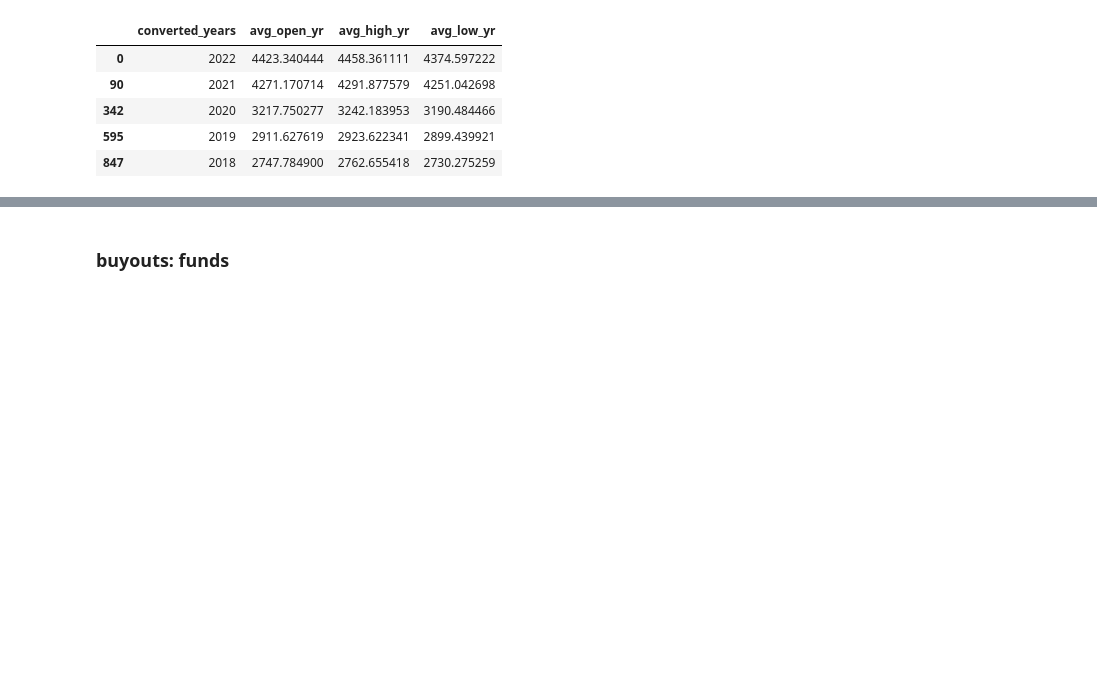
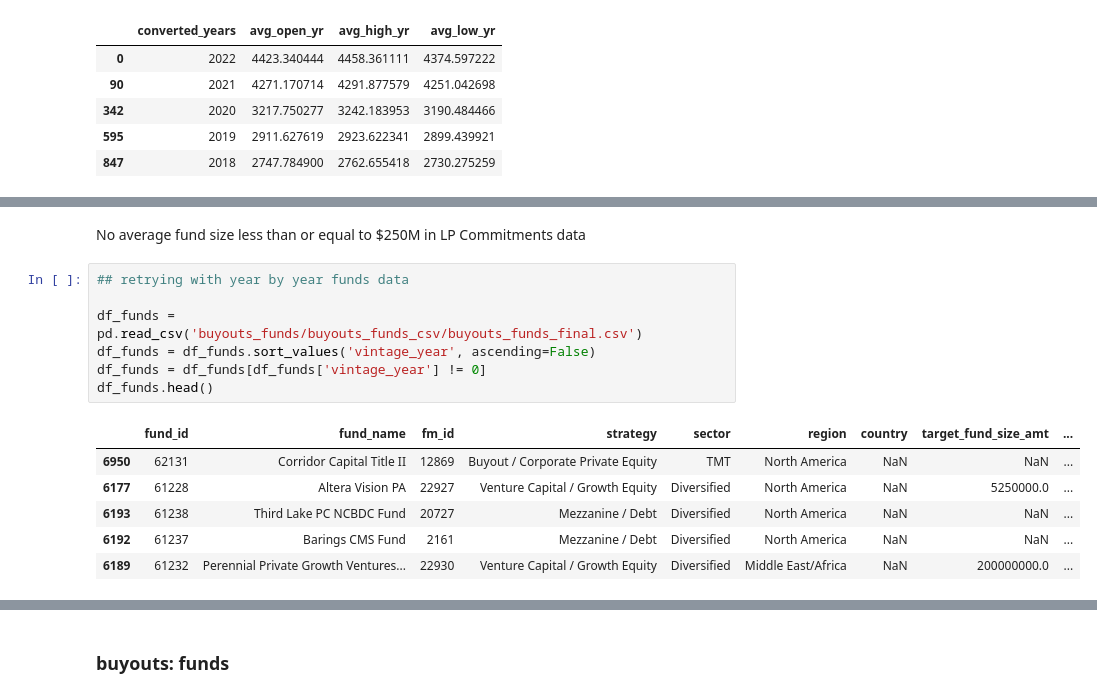
Before and after one commit to anjanaiyer/svb_practicum, a Jupyter notebook: buyouts/buyouts_sp_test.ipynb, the cells around one changed output, grey strips where cells are left out. Saved outputs shown, nothing was run; the diff lists cells and outputs as text; blank space fills up the shorter version.

```diff
--- a/buyouts/buyouts_sp_test.ipynb
+++ b/buyouts/buyouts_sp_test.ipynb
@@ -140,0 +319,16 @@ See the caveats in the documentation: https://pandas.pydata.org/pandas-docs/stab
+# %% [markdown]
+No average fund size less than or equal to $250M in LP Commitments data
+# %%
+## retrying with year by year funds data
+
+df_funds = pd.read_csv('buyouts_funds/buyouts_funds_csv/buyouts_funds_final.csv')
+df_funds = df_funds.sort_values('vintage_year', ascending=False)
+df_funds = df_funds[df_funds['vintage_year'] != 0]
+df_funds.head()
+# %% [output]
+|  | fund_id | fund_name | fm_id | strategy | sector | region | country | target_fund_size_amt | ... |
+| 6950 | 62131 | Corridor Capital Title II | 12869 | Buyout / Corporate Private Equity | TMT | North America | NaN | NaN | ... |
+| 6177 | 61228 | Altera Vision PA | 22927 | Venture Capital / Growth Equity | Diversified | North America | NaN | 5250000.0 | ... |
+| 6193 | 61238 | Third Lake PC NCBDC Fund | 20727 | Mezzanine / Debt | Diversified | North America | NaN | NaN | ... |
+| 6192 | 61237 | Barings CMS Fund | 2161 | Mezzanine / Debt | Diversified | North America | NaN | NaN | ... |
+| 6189 | 61232 | Perennial Private Growth Ventures... | 22930 | Venture Capital / Growth Equity | Diversified | Middle East/Africa | NaN | 200000000.0 | ... |
```
Also changed, not shown: parts of 28 cells of this notebook, 1 other file.
